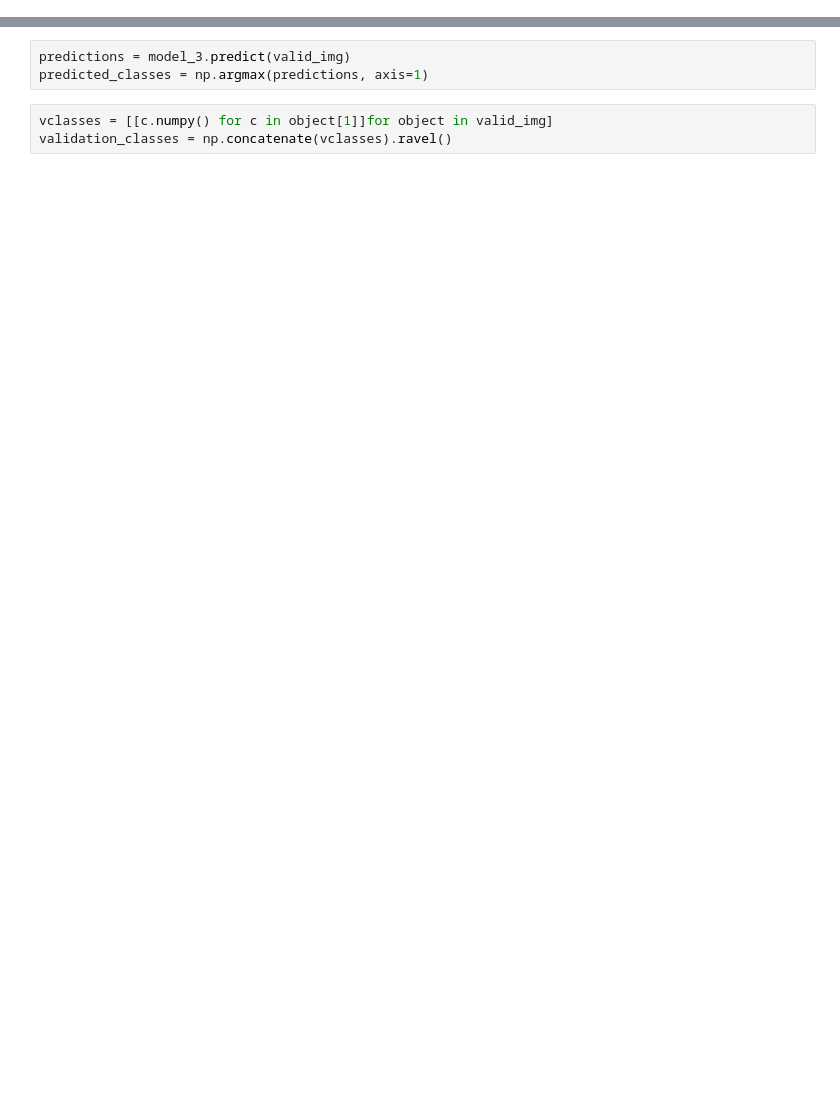
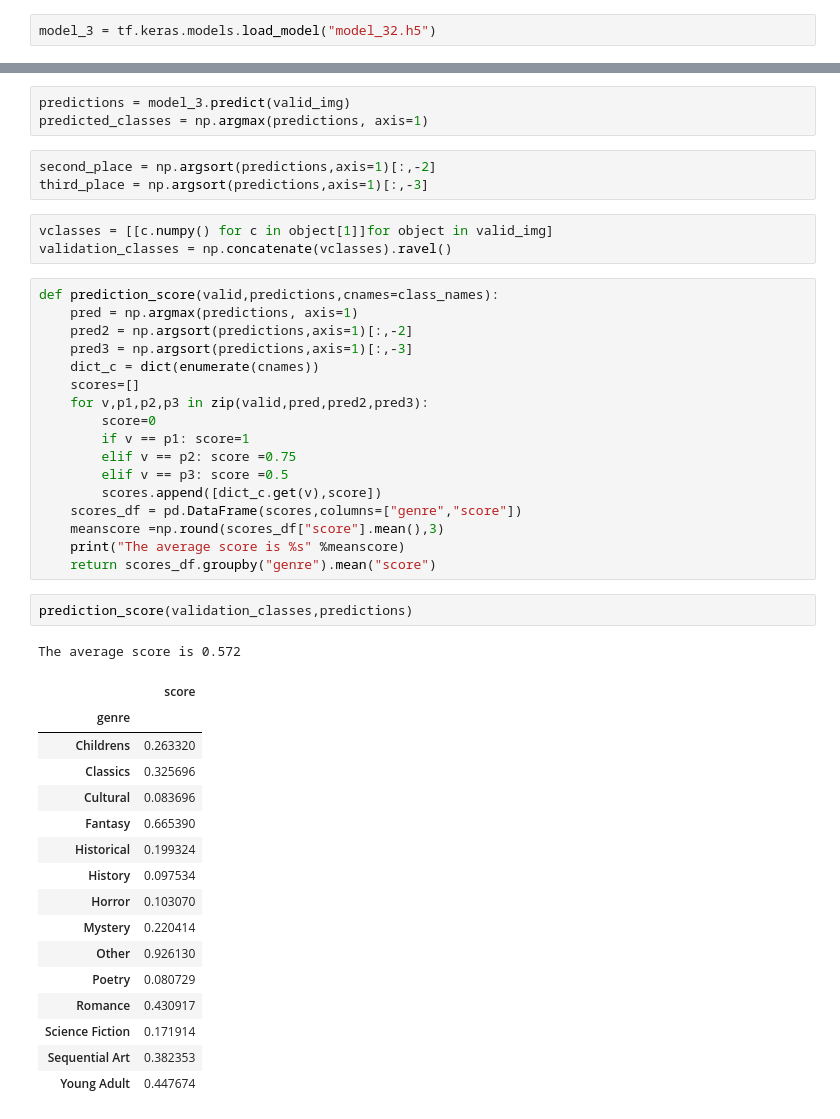
Before and after one commit to A-Istrate/80629_Project, a Jupyter notebook: ML_TPG.ipynb, the cells around one changed output, grey strips where cells are left out. Drawn from its saved outputs; the diff is of its cells as text; blank space fills up the shorter version.

Commit message:
added prediction score

```diff
--- a/ML_TPG.ipynb
+++ b/ML_TPG.ipynb
@@ -182,5 +167,7 @@ Saving our model after 3 iterations
 model_3 = model
 # %%
 model_3.save("model_32.h5")
+# %%
+model_3 = tf.keras.models.load_model("model_32.h5")
 # %%
 print(history.history.keys())
@@ -199,9 +182,49 @@ plt.show()
 # %%
 predictions = model_3.predict(valid_img)
 predicted_classes = np.argmax(predictions, axis=1)
+# %%
+second_place = np.argsort(predictions,axis=1)[:,-2]
+third_place = np.argsort(predictions,axis=1)[:,-3]
 # %%
 vclasses = [[c.numpy() for c in object[1]]for object in valid_img]
 validation_classes = np.concatenate(vclasses).ravel()
+# %%
+def prediction_score(valid,predictions,cnames=class_names):
+    pred = np.argmax(predictions, axis=1)
+    pred2 = np.argsort(predictions,axis=1)[:,-2]
+    pred3 = np.argsort(predictions,axis=1)[:,-3]
+    dict_c = dict(enumerate(cnames))
+    scores=[]
+    for v,p1,p2,p3 in zip(valid,pred,pred2,pred3):
+        score=0
+        if v == p1: score=1
+        elif v == p2: score =0.75
+        elif v == p3: score =0.5
+        scores.append([dict_c.get(v),score])
+    scores_df = pd.DataFrame(scores,columns=["genre","score"])
+    meanscore =np.round(scores_df["score"].mean(),3)
+    print("The average score is %s" %meanscore)
+    return scores_df.groupby("genre").mean("score")
+# %%
+prediction_score(validation_classes,predictions)
+# %% [output]
+The average score is 0.572
+|  | score |
+| genre |  |
+| Childrens | 0.263320 |
+| Classics | 0.325696 |
+| Cultural | 0.083696 |
+| Fantasy | 0.665390 |
+| Historical | 0.199324 |
+| History | 0.097534 |
+| Horror | 0.103070 |
+| Mystery | 0.220414 |
+| Other | 0.926130 |
+| Poetry | 0.080729 |
+| Romance | 0.430917 |
+| Science Fiction | 0.171914 |
+| Sequential Art | 0.382353 |
+| Young Adult | 0.447674 |
 # %%
 from sklearn.metrics import classification_report
 print(classification_report(validation_classes, predicted_classes, target_names=class_names))
```
Also changed, not shown: parts of 5 cells of this notebook, 1 other file.
